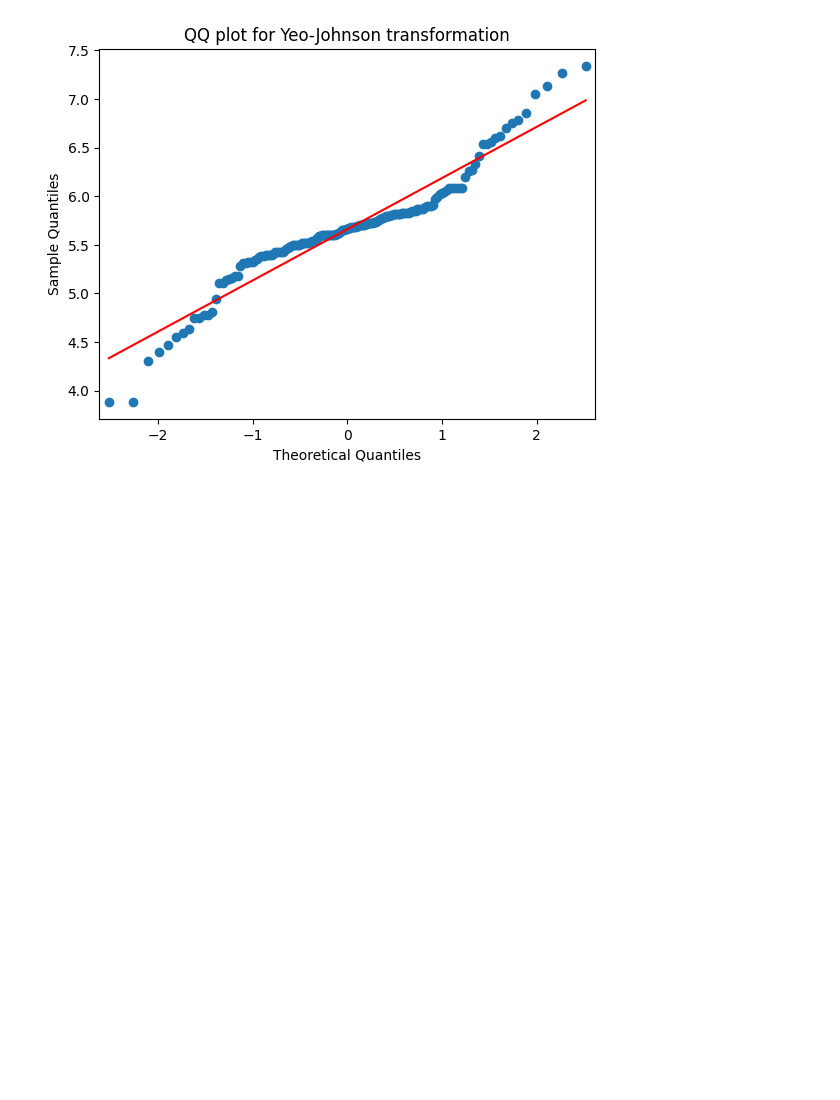
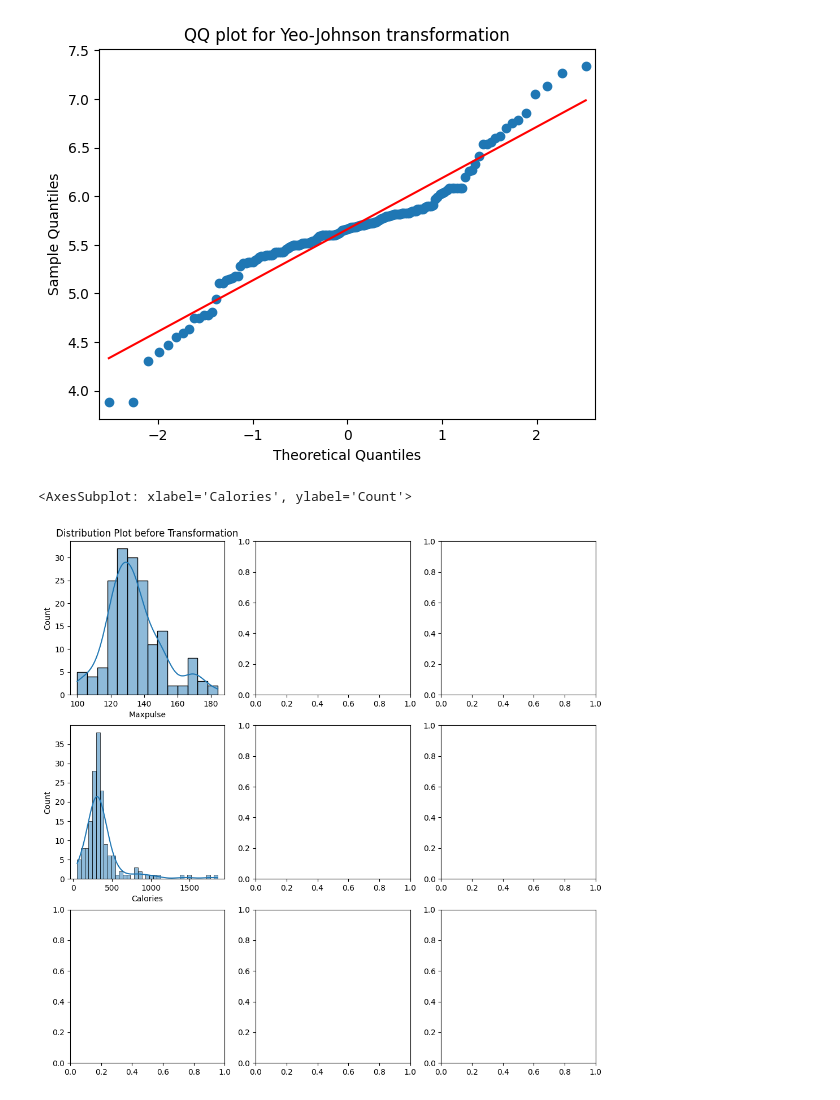
Before and after one commit to kumarkarna2/Statistics, a Jupyter notebook: EDA_4.ipynb, the cells around one changed output. Drawn from its saved outputs; the diff is of its cells as text; code cells hidden in the pictures; blank space fills up the shorter version.

```diff
--- a/EDA_4.ipynb
+++ b/EDA_4.ipynb
@@ -76,3 +76,25 @@ py.title('QQ plot for Yeo-Johnson transformation')
 py.show()
 # %% [output]
 [figure]
+# %%
+import pandas as pd
+import matplotlib.pyplot as plt
+import scipy.stats as stats
+import numpy as np
+import seaborn as sns
+
+# import data from CSV file
+data = pd.read_excel("dataset/data.xlsx")
+A = data['Maxpulse']
+B = data['Calories']
+
+# create a figure with 3 rows and 3 columns
+fig, axes = plt.subplots(nrows=3, ncols=3, figsize=(12,12))
+
+# plot distribution plot before transformation in first column
+axes[0, 0].set_title("Distribution Plot before Transformation")
+sns.histplot(A, kde=True, ax=axes[0, 0])
+sns.histplot(B, kde=True, ax=axes[1, 0])
+# %% [output]
+<AxesSubplot: xlabel='Calories', ylabel='Count'>
+[figure, added]
```
Also changed, not shown: parts of 3 cells of this notebook, 20 other files.
